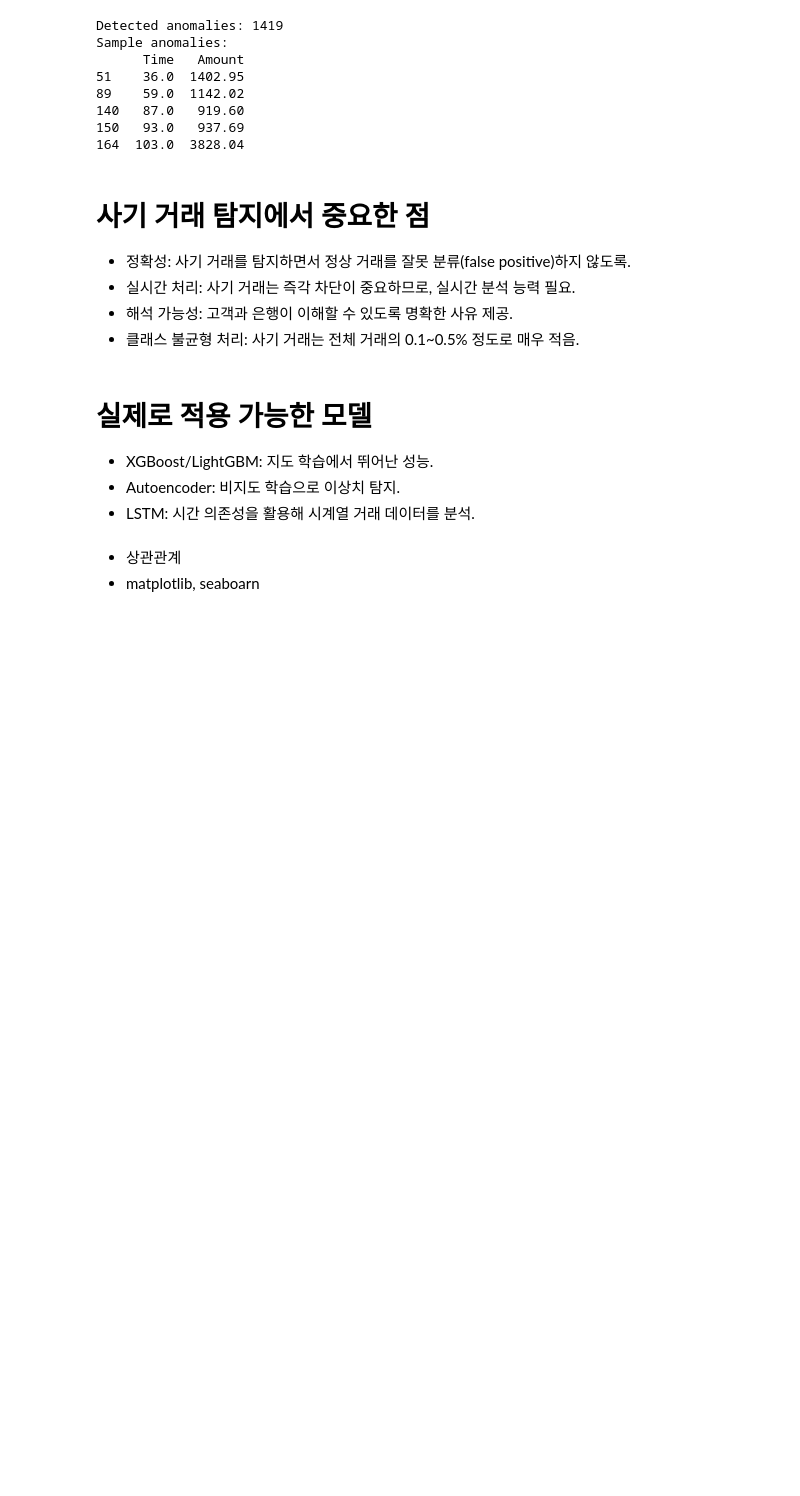
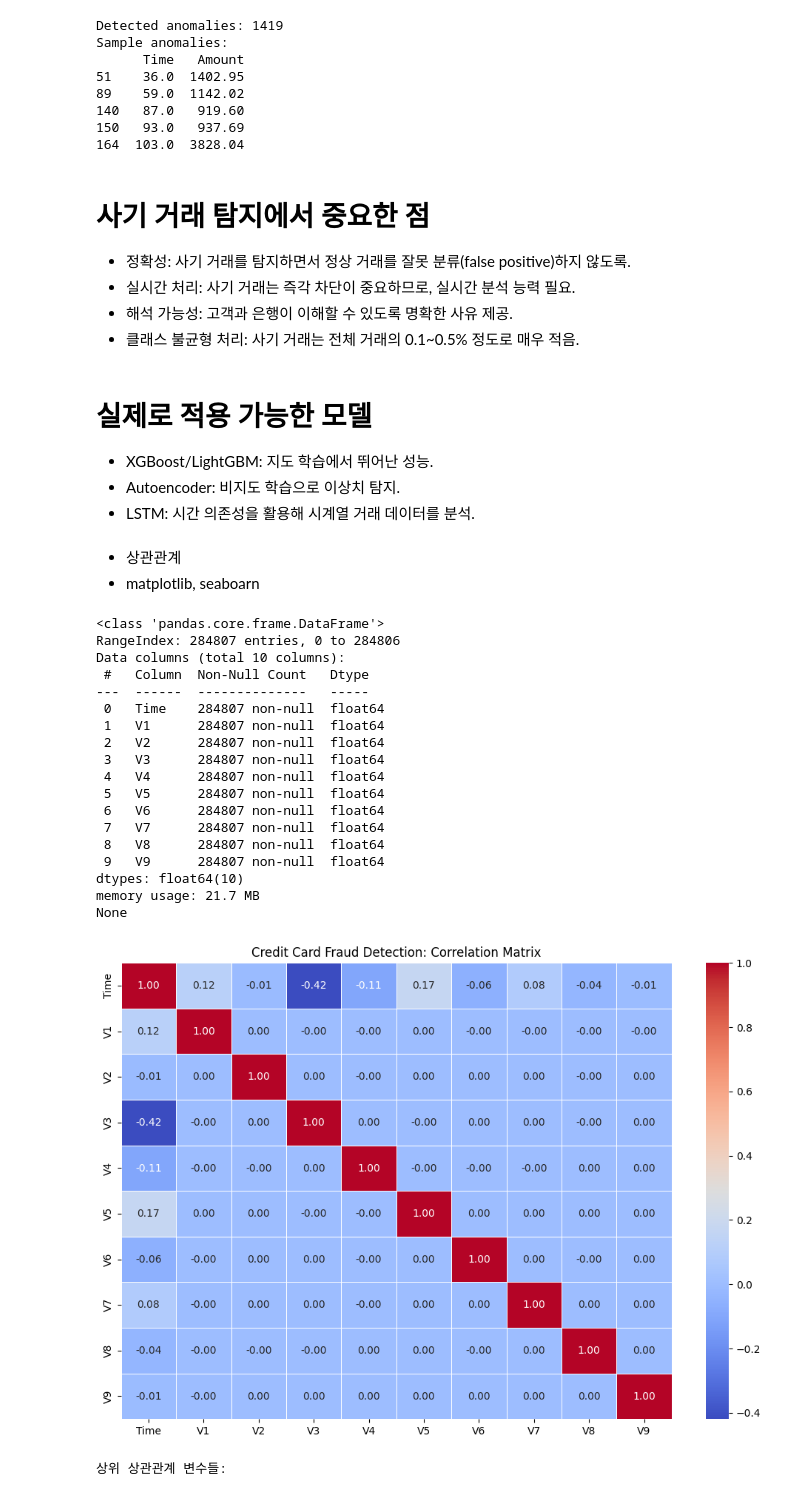
Before and after one commit to leekyuyoung-ai/AI, a Jupyter notebook: 2_1_탐색적_데이터_분석.ipynb, the cells around one changed output. Cells and saved outputs as stored; diff of their text form; code cells hidden in the pictures; blank space fills up the shorter version.

```diff
--- a/2_1_탐색적_데이터_분석.ipynb
+++ b/2_1_탐색적_데이터_분석.ipynb
@@ -291,3 +291,52 @@ Sample anomalies:
 # %% [markdown]
   - 상관관계
   - matplotlib, seaboarn
+# %%
+import kagglehub
+import pandas as pd
+import seaborn as sns
+import matplotlib.pyplot as plt
+
+# Kaggle 데이터셋 다운로드
+path = kagglehub.dataset_download("mlg-ulb/creditcardfraud")
+file_path = f"{path}/creditcard.csv"  # 데이터셋 파일 경로
+
+# 데이터 로드
+data = pd.read_csv(file_path)
+data = data.iloc[:,:10]
+# 데이터 정보 확인
+print(data.info())
+
+# 데이터의 상관관계 계산
+correlation_matrix = data.corr()
+
+# 상관관계 히트맵 시각화
+plt.figure(figsize=(12, 8))
+sns.heatmap(correlation_matrix, annot=True, cmap="coolwarm", fmt=".2f", linewidths=0.5)
+plt.title("Credit Card Fraud Detection: Correlation Matrix")
+plt.show()
+
+# 특정 변수 간 상관관계 확인 (예: 'Amount'와 다른 변수들)
+print("\n상위 상관관계 변수들:")
+# print(correlation_matrix["Amount"].sort_values(ascending=False))
+# %% [output]
+<class 'pandas.core.frame.DataFrame'>
+RangeIndex: 284807 entries, 0 to 284806
+Data columns (total 10 columns):
+ #   Column  Non-Null Count   Dtype
+---  ------  --------------   -----
+ 0   Time    284807 non-null  float64
+ 1   V1      284807 non-null  float64
+ 2   V2      284807 non-null  float64
+ 3   V3      284807 non-null  float64
+ 4   V4      284807 non-null  float64
+ 5   V5      284807 non-null  float64
+ 6   V6      284807 non-null  float64
+ 7   V7      284807 non-null  float64
+ 8   V8      284807 non-null  float64
+ 9   V9      284807 non-null  float64
+dtypes: float64(10)
+memory usage: 21.7 MB
+None
+[figure, added]
+상위 상관관계 변수들:
```
Also changed, not shown: parts of 2 cells of this notebook.
